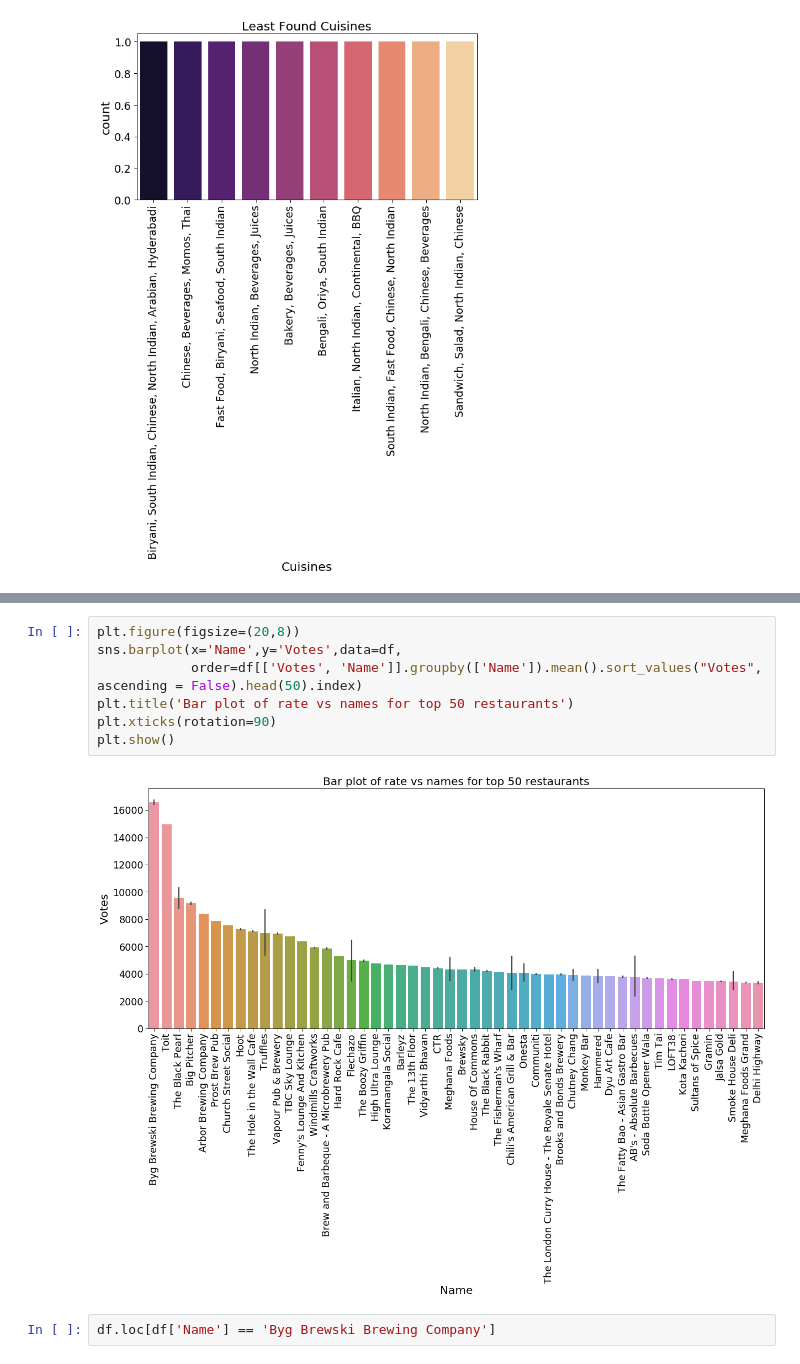
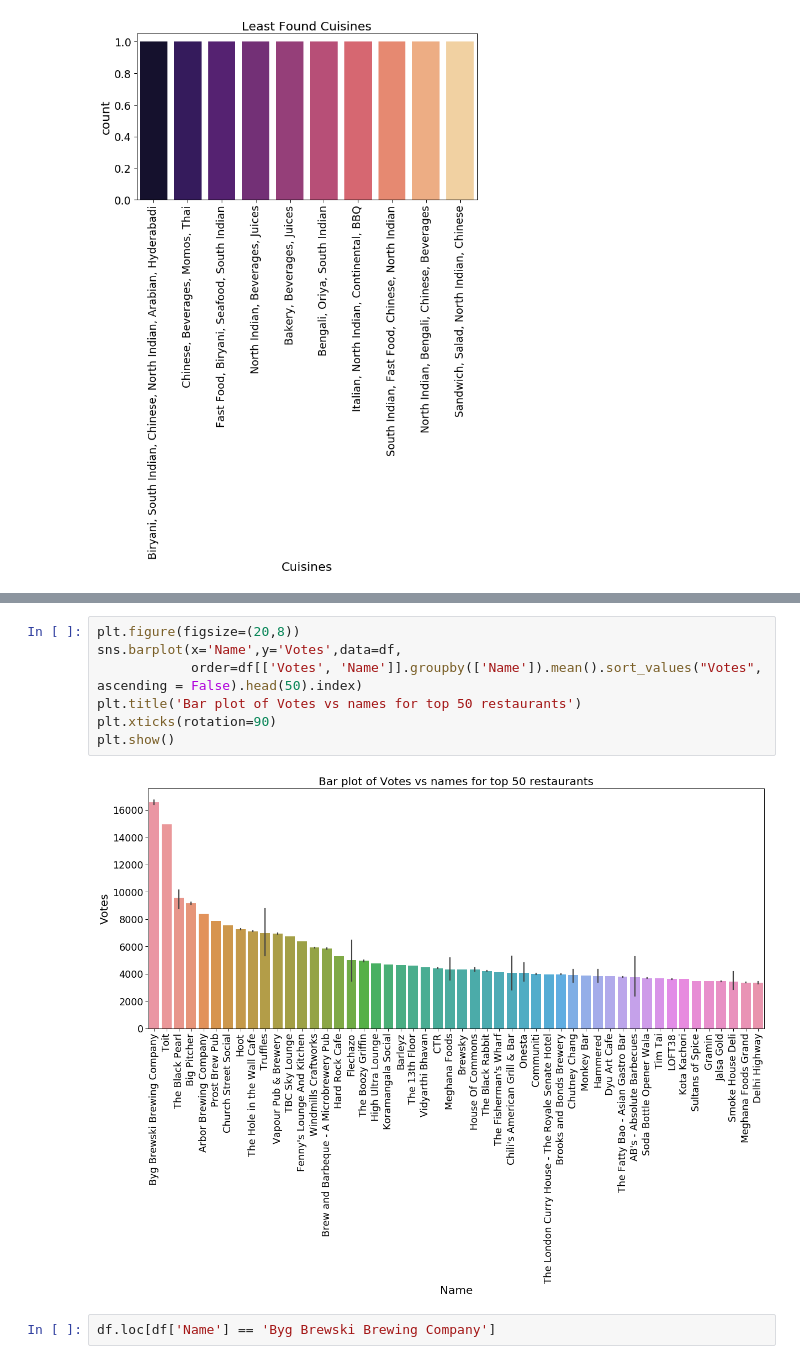
Before and after one commit to Saiyam-3/Zomato-Analysis-of-Restaurants-in-Bangalore, a Jupyter notebook: Zomato Project.ipynb, the cells around one changed output, grey strips where cells are left out. Cells and saved outputs as stored; diff of their text form.

```diff
--- a/Zomato Project.ipynb
+++ b/Zomato Project.ipynb
@@ -230,12 +262,12 @@ plt.show()
 # %%
 plt.figure(figsize=(20,8))
 sns.barplot(x='Name',y='Votes',data=df,
             order=df[['Votes', 'Name']].groupby(['Name']).mean().sort_values("Votes", ascending = False).head(50).index)
-plt.title('Bar plot of rate vs names for top 50 restaurants')
+plt.title('Bar plot of Votes vs names for top 50 restaurants')
 plt.xticks(rotation=90)
 plt.show()
 # %% [output]
-[figure, old version]
+[figure, new version]
 # %%
 df.loc[df['Name'] == 'Byg Brewski Brewing Company']
 # %% [output]
```
Also changed, not shown: parts of 32 cells of this notebook.
